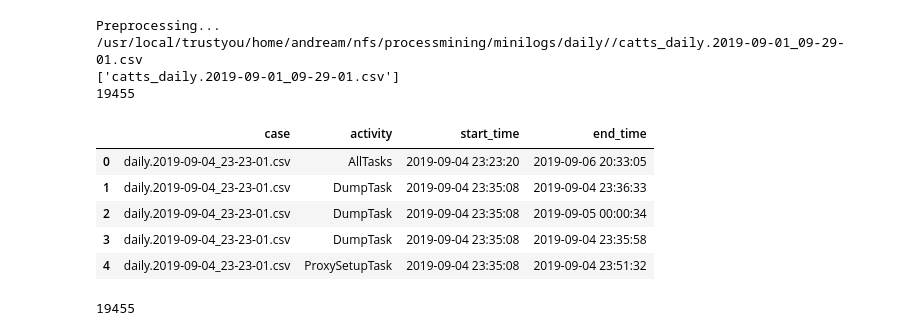
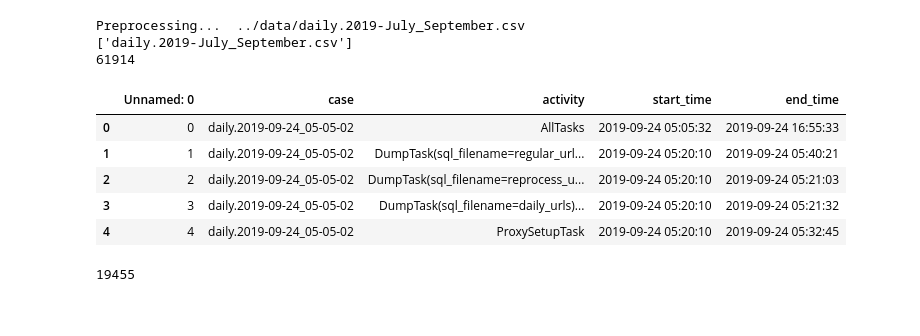
Before and after one commit to andreamalhera/perfSky, a Jupyter notebook: notebooks/boxplot.ipynb, the cells around one changed output. Saved outputs shown, nothing was run; the diff lists cells and outputs as text; code cells hidden in the pictures.

Commit message:
Relative path to data

```diff
--- a/notebooks/boxplot.ipynb
+++ b/notebooks/boxplot.ipynb
@@ -5,32 +5,30 @@ import datetime
 # %%
 csv_list = []
 appended_df = pd.DataFrame()
-#LUIGI_LOG_PATH='/usr/local/trustyou/home/andream/nfs/processmining/minilogs/table-precomp/logs/october/'
-LUIGI_LOG_PATH = '/usr/local/trustyou/home/andream/nfs/processmining/minilogs/daily/'
-#LUIGI_LOG_PATH = '/usr/local/trustyou/home/andream/nfs/processmining/minilogs/table-precomp/logs/tch/'
+LUIGI_LOG_PATH = '../data'
 for filename in os.listdir(LUIGI_LOG_PATH):
-    if filename.endswith('.csv') and filename.startswith('catts'):
+    if filename.endswith('.csv') and filename.startswith('d'):
         log_path = LUIGI_LOG_PATH+'/'+filename
         csv_list.append(filename)
         print('Preprocessing... ',log_path)
         df = pd.read_csv(log_path, index_col=False)
         appended_df = appended_df.append(df)
 
 #appended_df
 csv_list.sort()
 print(csv_list)
 print(len(appended_df))
 appended_df.head()
 # %% [output]
-Preprocessing...  /usr/local/trustyou/home/andream/nfs/processmining/minilogs/daily//catts_daily.2019-09-01_09-29-01.csv
-['catts_daily.2019-09-01_09-29-01.csv']
-19455
+Preprocessing...  ../data/daily.2019-July_September.csv
+['daily.2019-July_September.csv']
+61914
-|  | case | activity | start_time | end_time |
-| 0 | daily.2019-09-04_23-23-01.csv | AllTasks | 2019-09-04 23:23:20 | 2019-09-06 20:33:05 |
-| 1 | daily.2019-09-04_23-23-01.csv | DumpTask | 2019-09-04 23:35:08 | 2019-09-04 23:36:33 |
-| 2 | daily.2019-09-04_23-23-01.csv | DumpTask | 2019-09-04 23:35:08 | 2019-09-05 00:00:34 |
-| 3 | daily.2019-09-04_23-23-01.csv | DumpTask | 2019-09-04 23:35:08 | 2019-09-04 23:35:58 |
-| 4 | daily.2019-09-04_23-23-01.csv | ProxySetupTask | 2019-09-04 23:35:08 | 2019-09-04 23:51:32 |
+|  | Unnamed: 0 | case | activity | start_time | end_time |
+| 0 | 0 | daily.2019-09-24_05-05-02 | AllTasks | 2019-09-24 05:05:32 | 2019-09-24 16:55:33 |
+| 1 | 1 | daily.2019-09-24_05-05-02 | DumpTask(sql_filename=regular_url... | 2019-09-24 05:20:10 | 2019-09-24 05:40:21 |
+| 2 | 2 | daily.2019-09-24_05-05-02 | DumpTask(sql_filename=reprocess_u... | 2019-09-24 05:20:10 | 2019-09-24 05:21:03 |
+| 3 | 3 | daily.2019-09-24_05-05-02 | DumpTask(sql_filename=daily_urls)... | 2019-09-24 05:20:10 | 2019-09-24 05:21:32 |
+| 4 | 4 | daily.2019-09-24_05-05-02 | ProxySetupTask | 2019-09-24 05:20:10 | 2019-09-24 05:32:45 |
 # %%
 def get_duration(start_time, end_time):
     start = datetime.datetime.strptime(start_time, '%Y-%m-%d %H:%M:%S')
```
Also changed, not shown: 1 other file.
